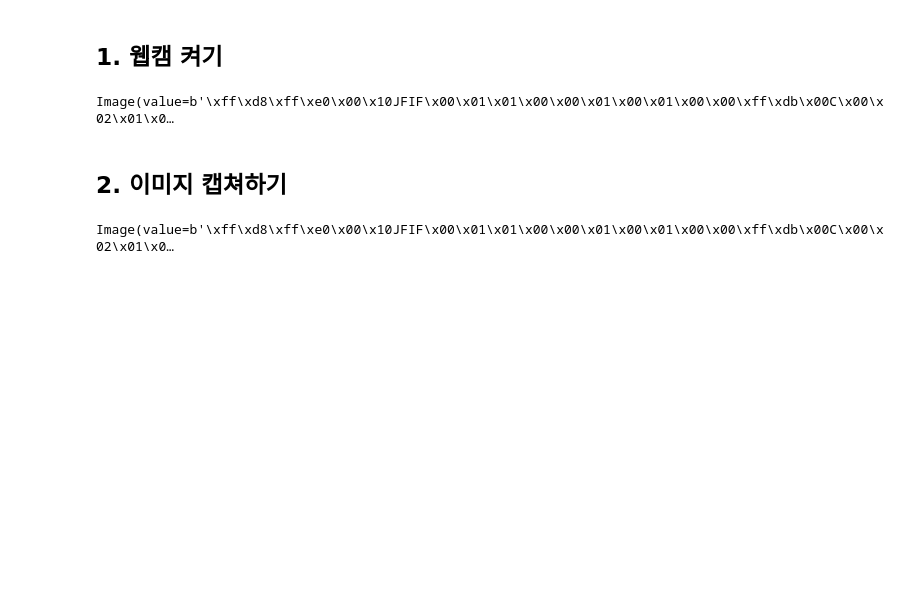
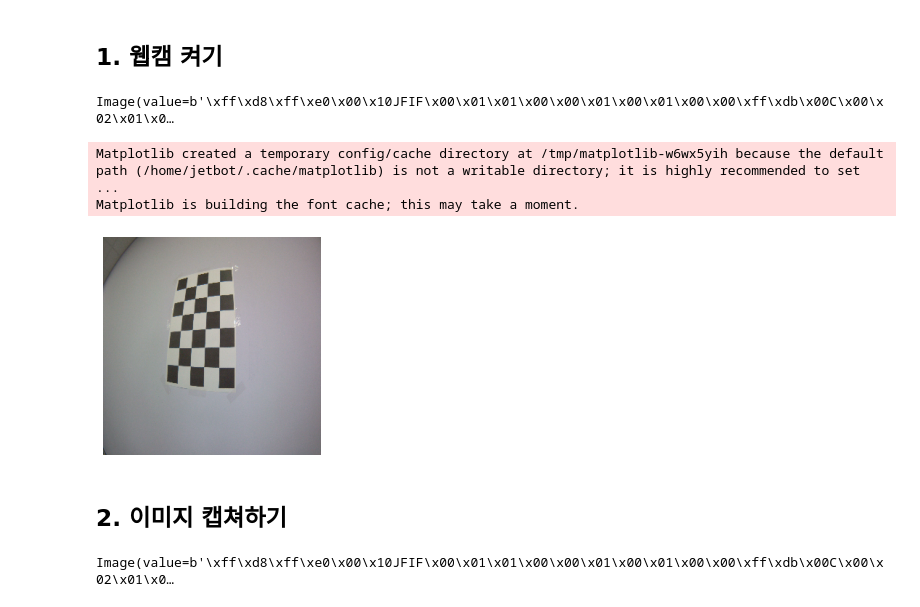
Before and after one commit to woodong11/AGV-Smart-Factory, a Jupyter notebook: calibration_for_line_following/capture_and_calibration.ipynb, the cells around one changed output. Drawn from its saved outputs; the diff is of its cells as text; code cells hidden in the pictures; blank space fills up the shorter version.

```diff
--- a/calibration_for_line_following/capture_and_calibration.ipynb
+++ b/calibration_for_line_following/capture_and_calibration.ipynb
@@ -1,21 +1,17 @@
 # %% [markdown]
 ## 1. 웹캠 켜기
-# %%
-#webcam on
-import cv2
-from pop import Util
-
-Util.enable_imshow()
-
-cam = Util.gstrmer(width=640,height=480)
-camera =cv2.VideoCapture(cam,cv2.CAP_GSTREAMER)
-if not camera.isOpened():
-    print("NOT found camera")
-
-while True:
-    ret,frame = camera.read()
-    cv2.imshow("soda",frame)
-camera.release()
-cv2.destoryAllWindows()
-# %% [output]
-Image(value=b'\xff\xd8\xff\xe0\x00\x10JFIF\x00\x01\x01\x00\x00\x01\x00\x01\x00\x00\xff\xdb\x00C\x00\x02\x01\x0…
+# %%
+import traitlets
+import ipywidgets
+from IPython.display import display
+from jetbot import Camera, bgr8_to_jpeg
+
+camera = Camera.instance(width=300, height=300)
+
+#카메라로 찍은 frame 을 띄워줄 image 객체 생성, 크기를 맞출 필요는 없다.
+image = ipywidgets.Image(format='jpeg', width=300, height=300)
+camera_link = traitlets.dlink((camera, 'value'), (image, 'value'), transform=bgr8_to_jpeg)
+
+display(image)
+# %% [output]
+Image(value=b'\xff\xd8\xff\xe0\x00\x10JFIF\x00\x01\x01\x00\x00\x01\x00\x01\x00\x00\xff\xdb\x00C\x00\x02\x01\x0…
@@ -22,3 +29,28 @@ Image(value=b'\xff\xd8\xff\xe0\x00\x10JFIF\x00\x01\x01\x00\x00\x01\x00\x01\x00\x
+# %%
+import cv2
+from matplotlib import pyplot as plt
+
+# 이미지 파일 경로
+image_path = "./checkboard_images/captured_img_10.png"
+
+# 이미지 읽기
+image = cv2.imread(image_path)
+
+# 이미지가 제대로 읽혔는지 확인
+if image is not None:
+    # BGR 이미지를 RGB로 변환
+    image_rgb = cv2.cvtColor(image, cv2.COLOR_BGR2RGB)
+
+    # 이미지 표시
+    plt.imshow(image_rgb)
+    plt.axis('off')  # 축 숨기기
+    plt.show()
+else:
+    print("이미지를 읽을 수 없습니다.")
+# %% [output]
+Matplotlib created a temporary config/cache directory at /tmp/matplotlib-w6wx5yih because the default path (/home/jetbot/.cache/matplotlib) is not a writable directory; it is highly recommended to set ...
+Matplotlib is building the font cache; this may take a moment.
+[figure, added]
 # %% [markdown]
 ## 2. 이미지 캡쳐하기
 # %%
```
Also changed, not shown: parts of 9 cells of this notebook, 3 other files.
